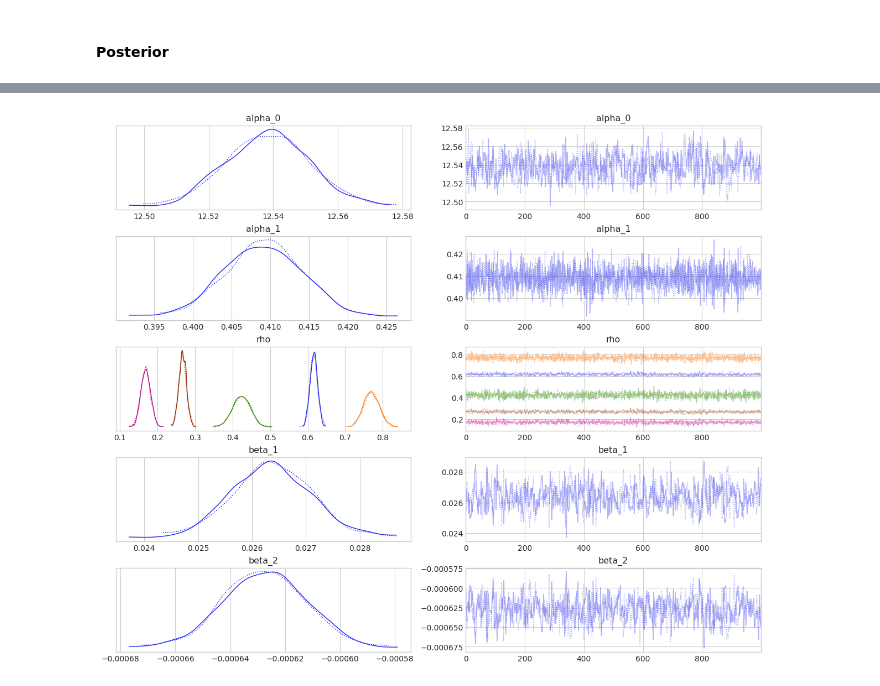
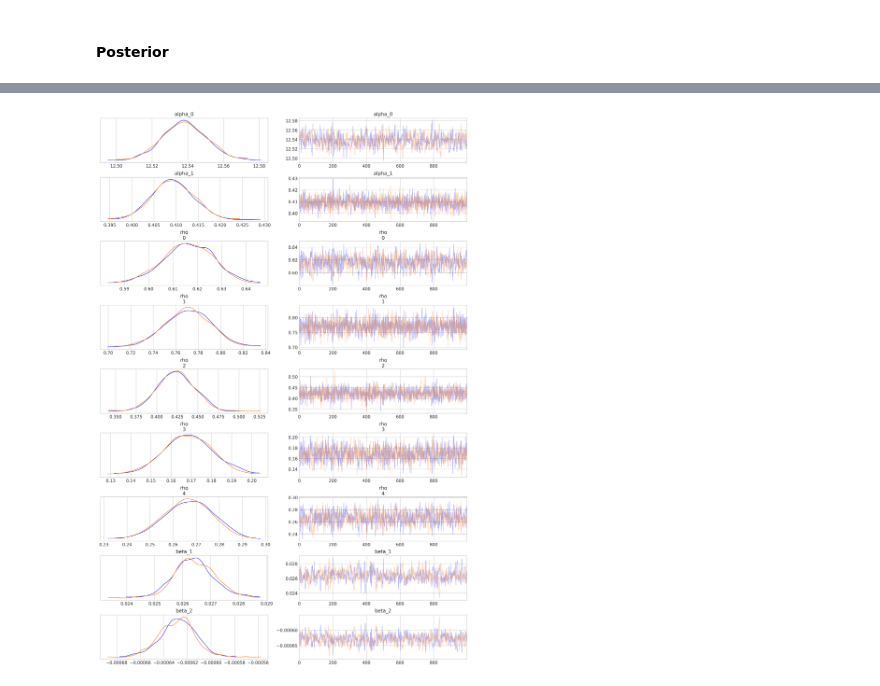
Before and after one commit to TKars/Bayesian-Statistical-Models, a Jupyter notebook: mincer_model.ipynb, the cells around one changed output, grey strips where cells are left out. Saved outputs shown, nothing was run; the diff lists cells and outputs as text; code cells hidden in the pictures.

```diff
--- a/mincer_model.ipynb
+++ b/mincer_model.ipynb
@@ -341,4 +358,6 @@ Estimated Time to Completion: now
 # %%
-az.plot_trace(idata, var_names=['alpha_0', 'alpha_1', 'rho', 'beta_1', 'beta_2']);
+plt.rcParams["figure.dpi"] = 300
+
+axes = az.plot_trace(idata, var_names=['alpha_0', 'alpha_1', 'rho', 'beta_1', 'beta_2'], compact=False);
 # %% [output]
-[figure, old version]
+[figure, new version]
```
Also changed, not shown: parts of 6 cells of this notebook.
